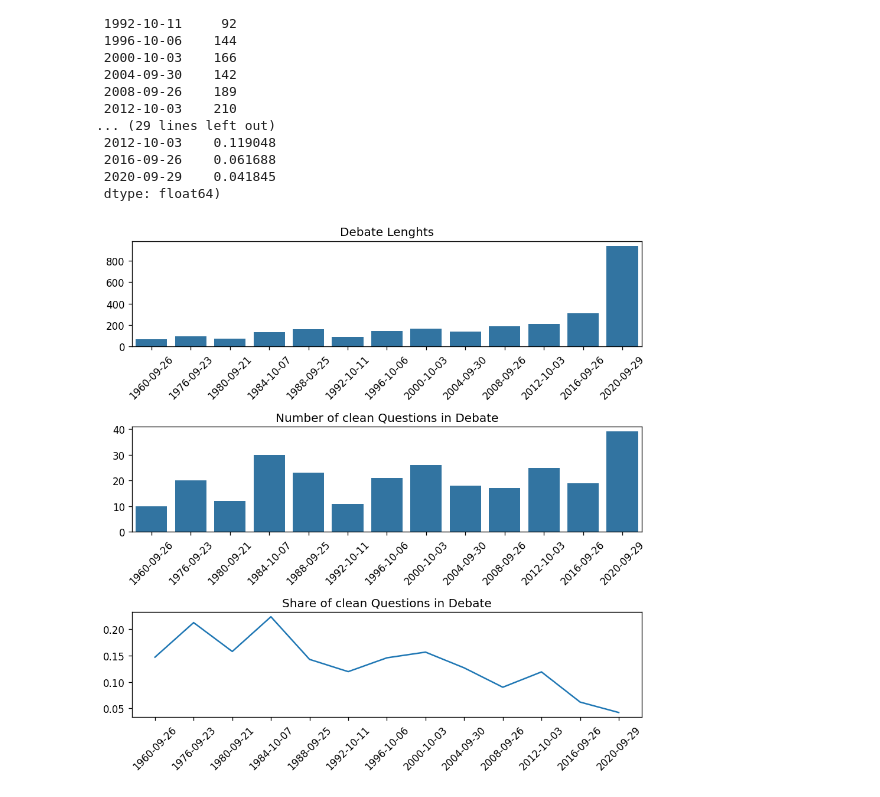
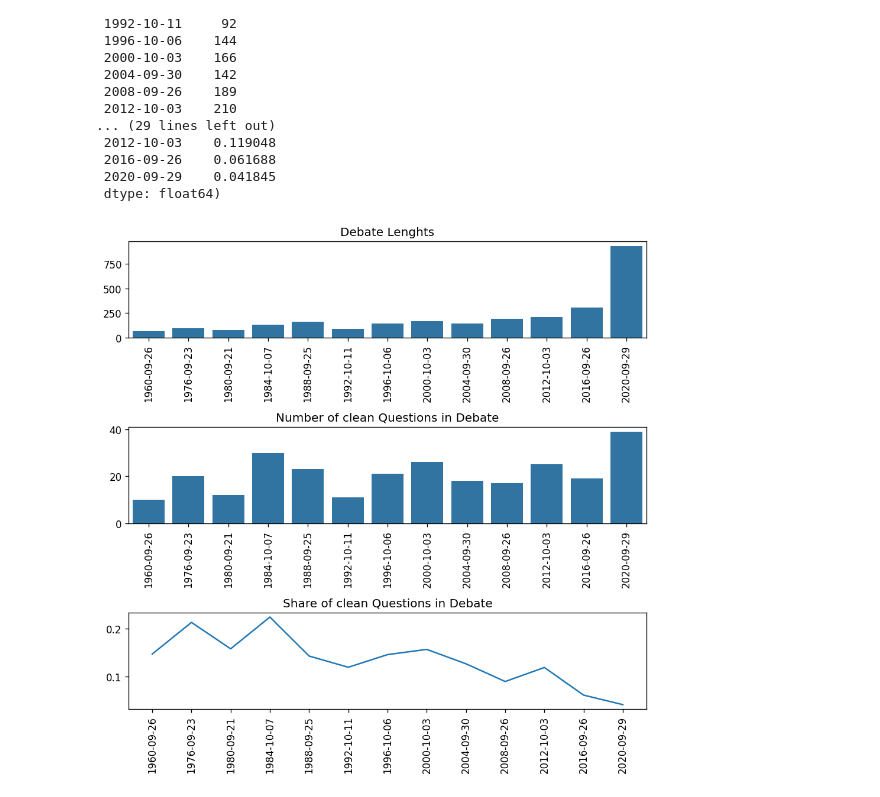
Before and after one commit to ngruenefeld/qud-for-us-presidential-debates, a Jupyter notebook: us_debates_metrics.ipynb, the cells around one changed output. Cells and saved outputs as stored; diff of their text form; code cells hidden in the pictures.

```diff
--- a/us_debates_metrics.ipynb
+++ b/us_debates_metrics.ipynb
@@ -44,3 +44,5 @@ df
+# %%
+df_filtered = df[df["question"].notnull()]
 # %%
 for i, d in enumerate(dates):
     print(f"{i}\t{d}\t{len(dfs[d])}\t{len(dfs[d].columns)}")
@@ -79,6 +81,6 @@ for i, d in enumerate(dates):
 # %%
 debate_lenghts = df.groupby("date").size()
-debate_lenghts_f = df[df["question"].notnull()].groupby("date").size()
+debate_lenghts_f = df_filtered.groupby("date").size()
 debate_ratios = debate_lenghts_f / debate_lenghts
 debate_lenghts, debate_lenghts_f, debate_ratios
 # %% [output]
@@ -102,16 +104,16 @@ debate_lenghts, debate_lenghts_f, debate_ratios
 # %%
 fig, axs = plt.subplots(3, 1, figsize=(8, 8))
 
 sns.barplot(data=debate_lenghts, ax=axs[0]).set_title("Debate Lenghts")
 axs[0].set_xlabel(None)
 sns.barplot(data=debate_lenghts_f, ax=axs[1]).set_title("Number of clean Questions in Debate")
 axs[1].set_xlabel(None)
 sns.lineplot(data=debate_ratios, ax=axs[2]).set_title("Share of clean Questions in Debate")
 axs[2].set_xlabel(None)
 
 for ax in axs:
-    ax.tick_params(axis='x', rotation=45)
+    ax.tick_params(axis='x', rotation=90)
 
 fig.tight_layout()
 # %% [output]
-[figure, old version]
+[figure, new version]
```
Also changed, not shown: parts of 13 cells of this notebook, 13 other files.
